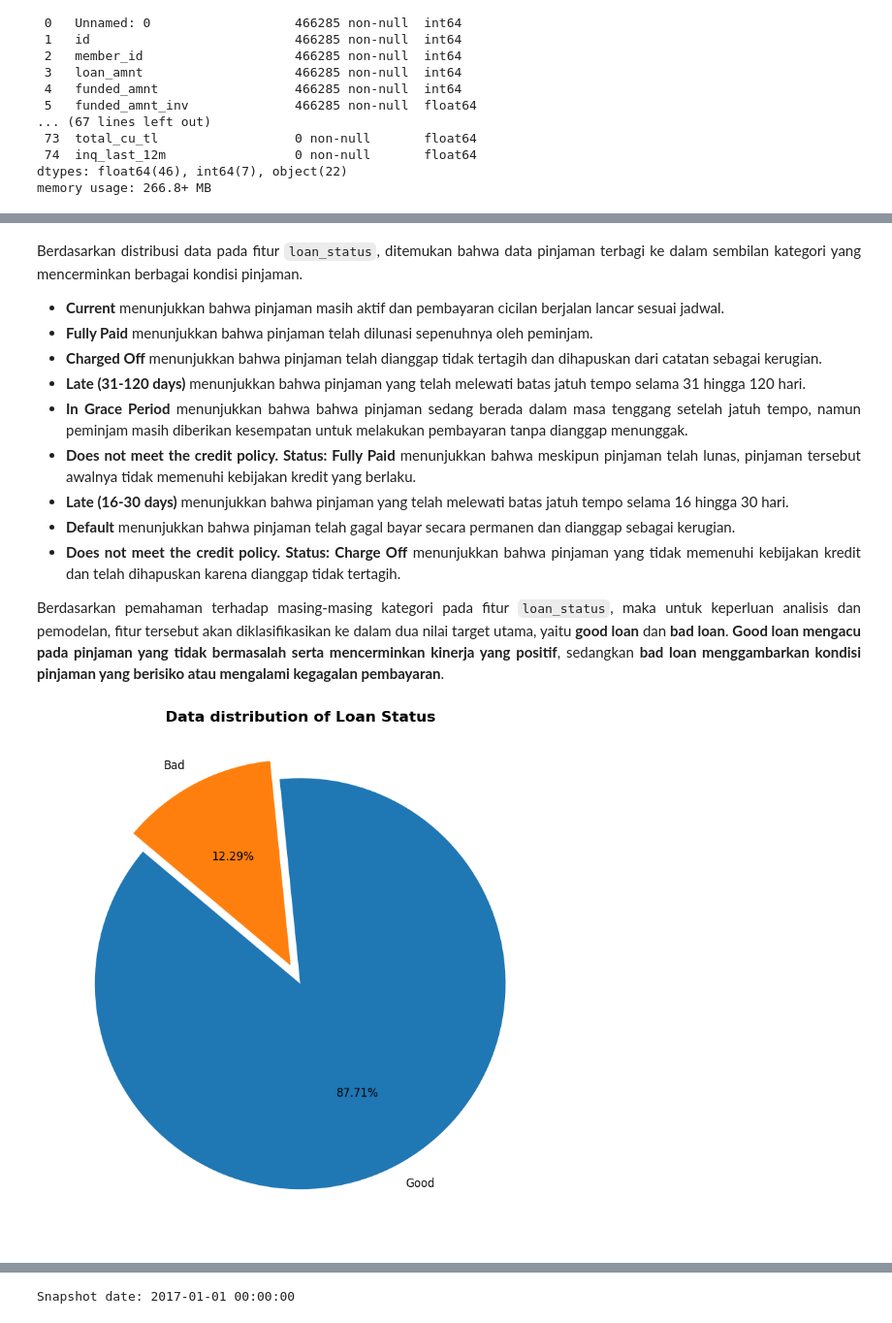
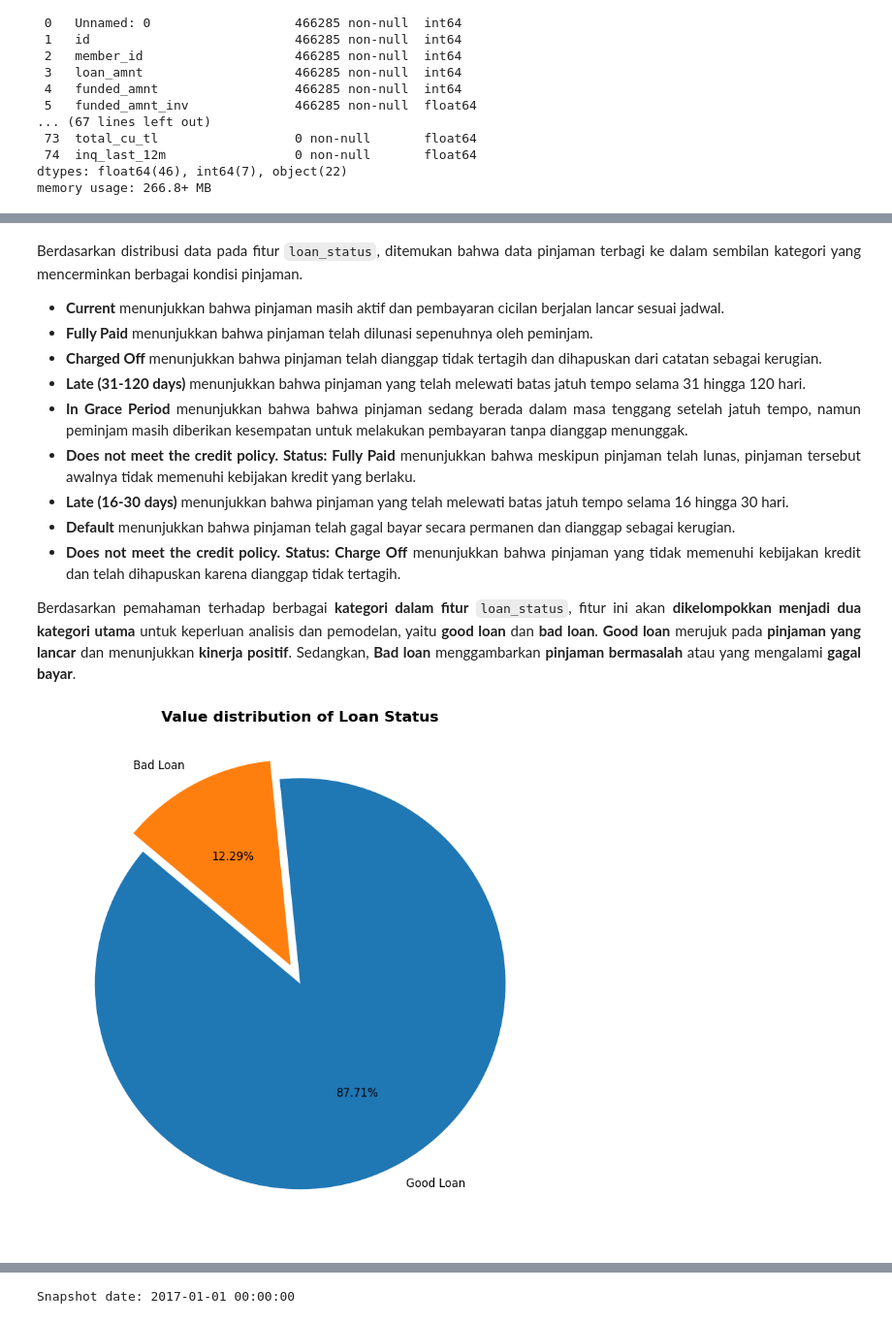
Before and after one commit to QararFairuzzabadi/PBI-with-IDx-Partners, a Jupyter notebook: IDx Partners - Credit Risk.ipynb, the cells around one changed output, grey strips where cells are left out. Shown at 97% size. Drawn from its saved outputs; the diff is of its cells as text; code cells hidden in the pictures.

```diff
--- a/IDx Partners - Credit Risk.ipynb
+++ b/IDx Partners - Credit Risk.ipynb
@@ -142,26 +143,28 @@ Berdasarkan distribusi data pada fitur <code>loan_status</code>, ditemukan bahwa
 </ul>
 
 <p style="text-align: justify; font-family: 'Georgia', cursive, sans-serif; line-height: 1.5;">
-Berdasarkan pemahaman terhadap masing-masing kategori pada fitur <code>loan_status</code>, maka untuk keperluan analisis dan pemodelan, fitur tersebut akan diklasifikasikan ke dalam dua nilai target utama, yaitu <b>good loan</b> dan <b>bad loan</b>. <b>Good loan mengacu pada pinjaman yang tidak bermasalah serta mencerminkan kinerja yang positif</b>, sedangkan <b>bad loan menggambarkan kondisi pinjaman yang berisiko atau mengalami kegagalan pembayaran</b>.
+Berdasarkan pemahaman terhadap berbagai <b>kategori dalam fitur</b> <code>loan_status</code>, fitur ini akan <b>dikelompokkan menjadi dua kategori utama</b> untuk keperluan analisis dan pemodelan, yaitu <b>good loan</b> dan <b>bad loan</b>. <b>Good loan</b> merujuk pada <b>pinjaman yang lancar</b> dan menunjukkan <b>kinerja positif</b>. Sedangkan, <b>Bad loan</b> menggambarkan <b>pinjaman bermasalah</b> atau yang mengalami <b>gagal bayar</b>.
 </p>
 # %%
-# Data transformation in the loan_status feature
-list_of_good_category  = ['Current', 'Fully Paid', 'Does not meet the credit policy. Status: Fully Paid']
-df_prep['loan_status'] = df_prep['loan_status'].apply(lambda val: 1 if val in list_of_good_category else 0)
+# Set a list of loan statuses that are in the good loan category
+good_loan_statuses = ['Current', 'Fully Paid', 'Does not meet the credit policy. Status: Fully Paid']
 
-# Note:
+# Value transformation
+df_prep['loan_status'] = df_prep['loan_status'].apply(lambda val: 1 if val in good_loan_statuses else 0)
+
+# Note
+# 0 -> Bad  Loan
 # 1 -> Good Loan
-# 0 -> Bad  Loan
 # %%
-# Show data distribution visualization in the loan_status feature
+# Show value distribution visualization in the loan_status feature
 plt.figure(figsize = (10,8), constrained_layout = True)
 
-plt.pie(x = df_prep['loan_status'].value_counts(), explode = (0,0.1), labels = ['Good', 'Bad'], autopct = '%1.2f%%',
+plt.pie(x = df_prep['loan_status'].value_counts(), explode = (0,0.1), labels = ['Good Loan', 'Bad Loan'], autopct = '%1.2f%%',
         startangle = 140, textprops = {'fontsize': 12})
 
-plt.title('Data distribution of Loan Status', fontsize = 16, fontweight = 'bold')
+plt.title('Value distribution of Loan Status', fontsize = 16, fontweight = 'bold')
 plt.show()
 # %% [output]
-[figure, old version]
+[figure, new version]
 # %% [markdown]
 <p style="text-align: justify; font-family: 'Georgia', cursive, sans-serif; line-height: 1.5;">
```
Also changed, not shown: parts of 134 cells of this notebook, 1 other file.
